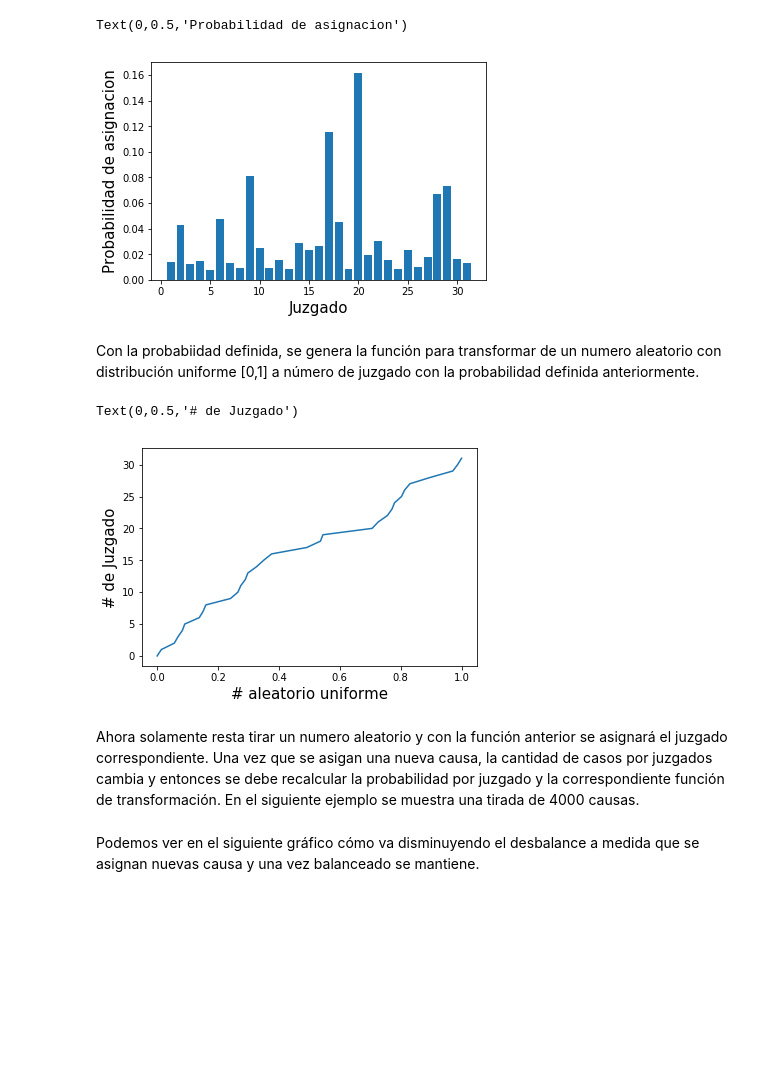
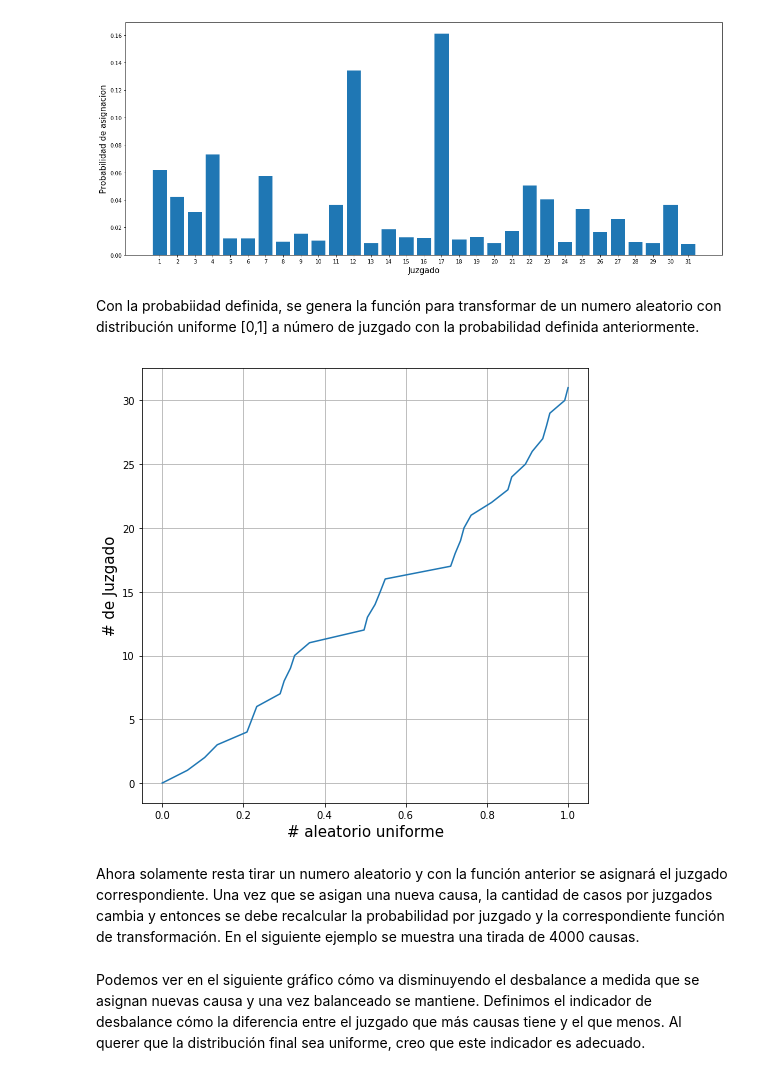
Before and after one commit to DamianHH/ODSL_JuzData, a Jupyter notebook: SorteoCausas.ipynb, the cells around one changed output. Saved outputs shown, nothing was run; the diff lists cells and outputs as text; code cells hidden in the pictures; blank space fills up the shorter version.

```diff
--- a/SorteoCausas.ipynb
+++ b/SorteoCausas.ipynb
@@ -9,11 +9,10 @@ import numpy as np
 from scipy.interpolate import griddata
 import matplotlib.pyplot as plt
 
-def probabilidad(causas):
+def probabilidad(causas, alfa):
     njuz = len(causas)
 
     # Probabilidad a asignar a cada juzgado
-    alfa = 5.0
     P = 1.0/(causas-np.min(causas)+alfa)
     P = P/np.sum(P) # Para que la suma de P(j) = 1.0
 
@@ -26,5 +25,5 @@ def probabilidad(causas):
     return X, Y, P
 
 causas =np.array(np.random.uniform(0,100,31)+300,int)
-X, Y, P = probabilidad(causas)
+X, Y, P = probabilidad(causas,5)
 # %%
@@ -40,21 +40,22 @@ Se genera la distribucion de probabilidad con una probabilidad diferente para ca
 # %%
-fig, ax = plt.subplots()
-plt.bar(np.arange(31)+1.0,P)
+fig, ax = plt.subplots(figsize=(20, 8))
+x = np.arange(31)+1.0
+plt.bar(x,P)
 ax.set_xlabel('Juzgado', fontsize=15)
 ax.set_ylabel('Probabilidad de asignacion', fontsize=15)
+x_ticks = ax.set_xticks(x)
 # %% [output]
-Text(0,0.5,'Probabilidad de asignacion')
-[figure, old version]
+[figure, new version]
 # %% [markdown]
 Con la probabiidad definida, se genera la función para transformar de un numero aleatorio con distribución uniforme [0,1] a número de juzgado con la probabilidad definida anteriormente.
 # %%
-fig, ax = plt.subplots()
+fig, ax = plt.subplots(figsize=(8, 8))
 plt.plot(X,Y)
 ax.set_xlabel('# aleatorio uniforme', fontsize=15)
 ax.set_ylabel('# de Juzgado', fontsize=15)
+plt.grid(True)
 # %% [output]
-Text(0,0.5,'# de Juzgado')
-[figure, old version]
+[figure, new version]
 # %% [markdown]
 Ahora solamente resta tirar un numero aleatorio y con la función anterior se asignará el juzgado correspondiente. Una vez que se asigan una nueva causa, la cantidad de casos por juzgados cambia y entonces se debe recalcular la probabilidad por juzgado y la correspondiente función de transformación.
 En el siguiente ejemplo se muestra una tirada de 4000 causas.
@@ -71,5 +72,5 @@ for ii in range(nc):
     causas[JuzSorteado] +=1
     Desbalance.append(np.max(causas)-np.min(causas))
 # %% [markdown]
-Podemos ver en el siguiente gráfico cómo va disminuyendo el desbalance a medida que se asignan nuevas causa y una vez balanceado se mantiene.
+Podemos ver en el siguiente gráfico cómo va disminuyendo el desbalance a medida que se asignan nuevas causa y una vez balanceado se mantiene. Definimos el indicador de desbalance cómo la diferencia entre el juzgado que más causas tiene y el que menos. Al querer que la distribución final sea uniforme, creo que este indicador es adecuado.
 # %%
```
Also changed, not shown: parts of 13 cells of this notebook.
